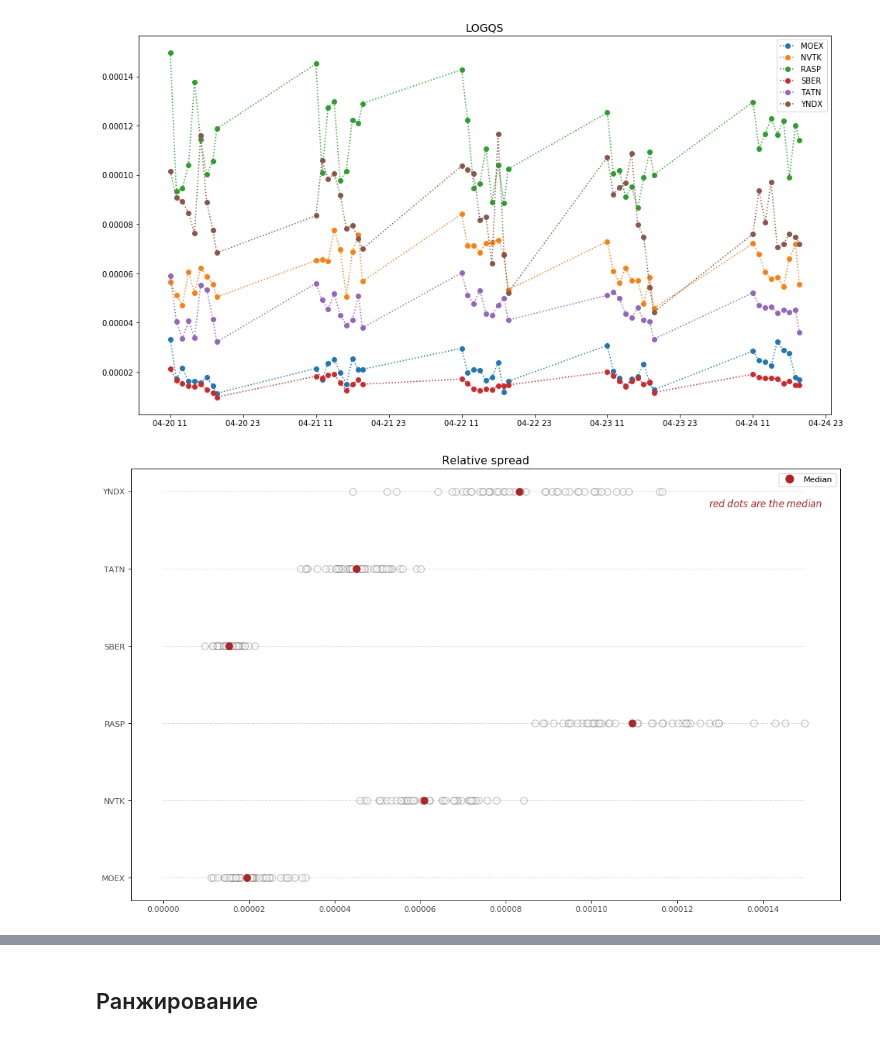
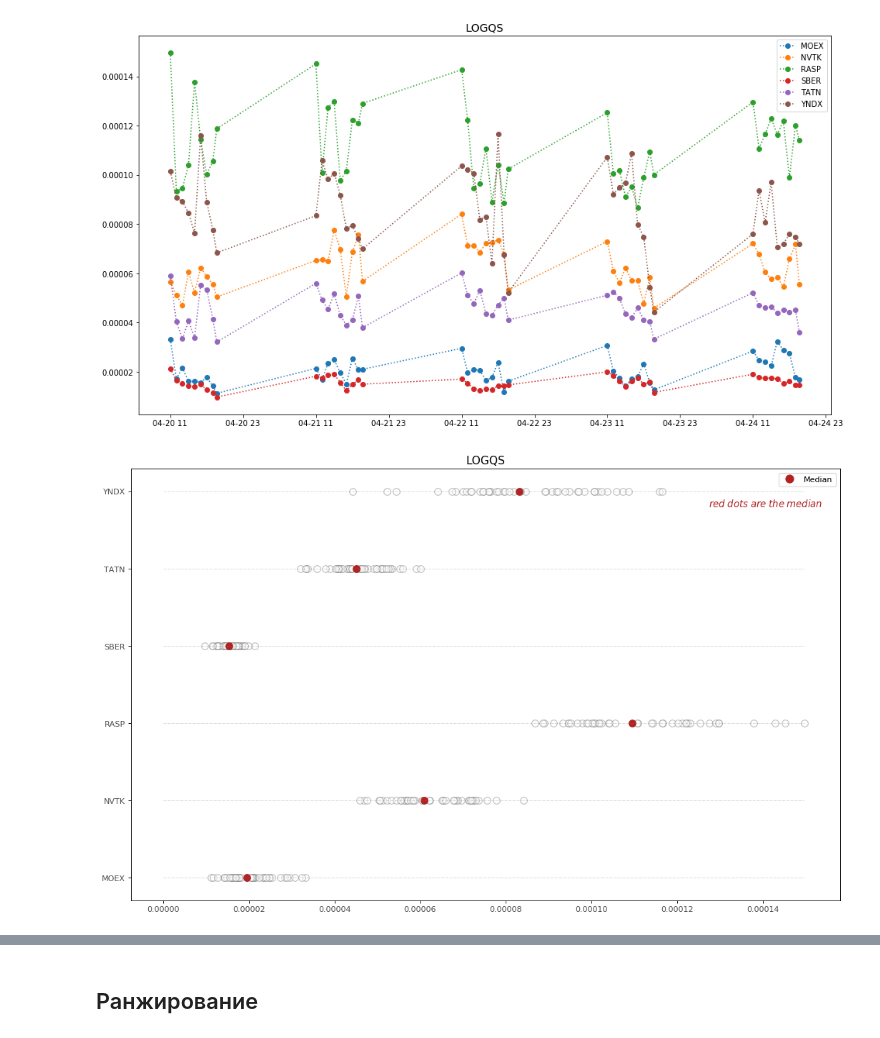
Before and after one commit to paiflare/Liquidity, a Jupyter notebook: Liquidity.ipynb, the cells around one changed output, grey strips where cells are left out. Cells and saved outputs as stored; diff of their text form; code cells hidden in the pictures.

```diff
--- a/Liquidity.ipynb
+++ b/Liquidity.ipynb
@@ -496,7 +672,7 @@ Wall time: 17 s
 #создание dataframe по всем тикерам по всем датам для "количество совершенных сделок"
 list_of_series = []
 for ticker in tickers:
-    temp_series = pd.Series()
+    temp_series = pd.Series(dtype='float64')
     for date in dates:
         file_path = '{0}\\{0}.{1}.Deals.{{1-Deals}}.txt'.format(ticker, date)
         temp_series = temp_series.append(pd.Series({coef.date: coef.result for coef in deals_count(file_path, T)}), verify_integrity=True)
@@ -512,7 +688,7 @@ Wall time: 16.8 s
 #создание dataframe по всем тикерам по всем датам для "среднее время ожидания между двумя сделками"
 list_of_series = []
 for ticker in tickers:
-    temp_series = pd.Series()
+    temp_series = pd.Series(dtype='float64')
     for date in dates:
         file_path = '{0}\\{0}.{1}.Deals.{{1-Deals}}.txt'.format(ticker, date)
         temp_series = temp_series.append(pd.Series({coef.date: coef.result for coef in deals_timeout(file_path, T)}), verify_integrity=True)
@@ -525,15 +701,15 @@ Wall time: 17.5 s
 # %%
 %%time
 
-#создание dataframe по всем тикерам по всем датам для "относительный спред"
+#создание dataframe по всем тикерам по всем датам для "коэффициент наклона в логарифмической шкале"
 list_of_series = []
 for ticker in tickers:
-    temp_series = pd.Series()
+    temp_series = pd.Series(dtype='float64')
     for date in dates:
         file_path = '{0}\\{0}.{1}.Quotes.{{1-Quotes}}.txt'.format(ticker, date)
-        temp_series = temp_series.append(pd.Series({coef.date: coef.result for coef in relative_spread(file_path, T)}), verify_integrity=True)
+        temp_series = temp_series.append(pd.Series({coef.date: coef.result for coef in LOGQS(file_path, T)}), verify_integrity=True)
     temp_series.name = ticker
     list_of_series.append(temp_series)
 
-df_relative_spread = pd.concat(list_of_series, axis=1)
+df_LOGQS = pd.concat(list_of_series, axis=1)
 # %% [output]
@@ -728,19 +889,0 @@ plt.show()
-# %%
-cols = ['MOEX', 'NVTK', 'SBER', 'TATN', 'YNDX']
-df_temp = df_deals_timeout[cols]
-
-fig, ax = plt.subplots(figsize=(16,10), dpi= 80)
-ax.hlines(y=df_temp.columns, xmin=0, xmax=df_temp.max().max(), color='gray', alpha=0.5, linewidth=0.5, linestyles='dashdot')
-
-for i, col in enumerate(df_temp):
-    ax.scatter(y=i*np.ones(len(df_temp)), x=col, data=df_temp, s=75, edgecolors='gray', c='w', alpha=0.5)
-    ax.scatter(y=i, x=df_temp[col].median(), s=75, c='firebrick')
-
-ax.text(0.85*df_temp.max().max(), 3.8, "$red \; dots \; are \; the \: median$", fontdict={'size':12}, color='firebrick')
-red_patch = plt.plot([],[], marker="o", ms=10, ls="", mec=None, color='firebrick', label="Median")
-plt.legend(handles=red_patch)
-ax.set_title('Deals timeout', fontdict={'size':14})
-ax.set_xlabel('Second', alpha=0.9)
-plt.xticks(alpha=0.7)
-plt.yticks(alpha=0.7)
-plt.show()
@@ -816,17 +957,17 @@ plt.legend();
 # %%
 fig, ax = plt.subplots(figsize=(16,10), dpi= 80)
 ax.hlines(y=df_LOGQS.columns, xmin=0, xmax=df_LOGQS.max().max(), color='gray', alpha=0.5, linewidth=0.5, linestyles='dashdot')
 
 for i, col in enumerate(df_LOGQS):
     ax.scatter(y=i*np.ones(len(df_LOGQS)), x=col, data=df_LOGQS, s=75, edgecolors='gray', c='w', alpha=0.5)
     ax.scatter(y=i, x=df_LOGQS[col].median(), s=75, c='firebrick')
 
 ax.text(0.85*df_LOGQS.max().max(), 4.8, "$red \; dots \; are \; the \: median$", fontdict={'size':12}, color='firebrick')
 red_patch = plt.plot([],[], marker="o", ms=10, ls="", mec=None, color='firebrick', label="Median")
 plt.legend(handles=red_patch)
-ax.set_title('Relative spread', fontdict={'size':14})
+ax.set_title('LOGQS', fontdict={'size':14})
 plt.xticks(alpha=0.7)
 plt.yticks(alpha=0.7)
 plt.show()
 # %% [output]
-[figure, old version]
+[figure, new version]
```
Also changed, not shown: parts of 61 cells of this notebook, 1 other file.
